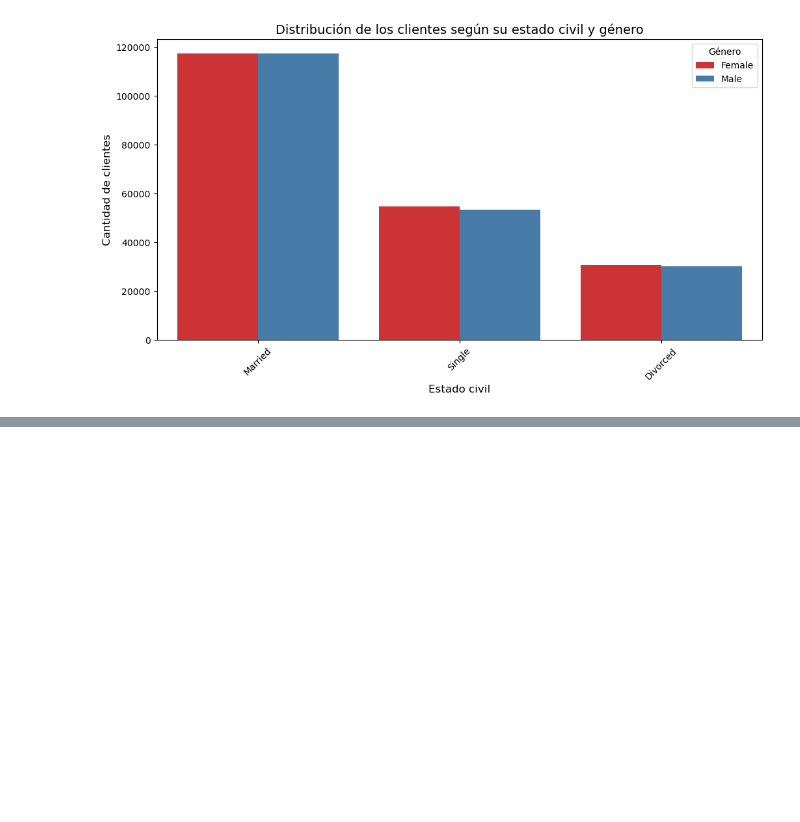
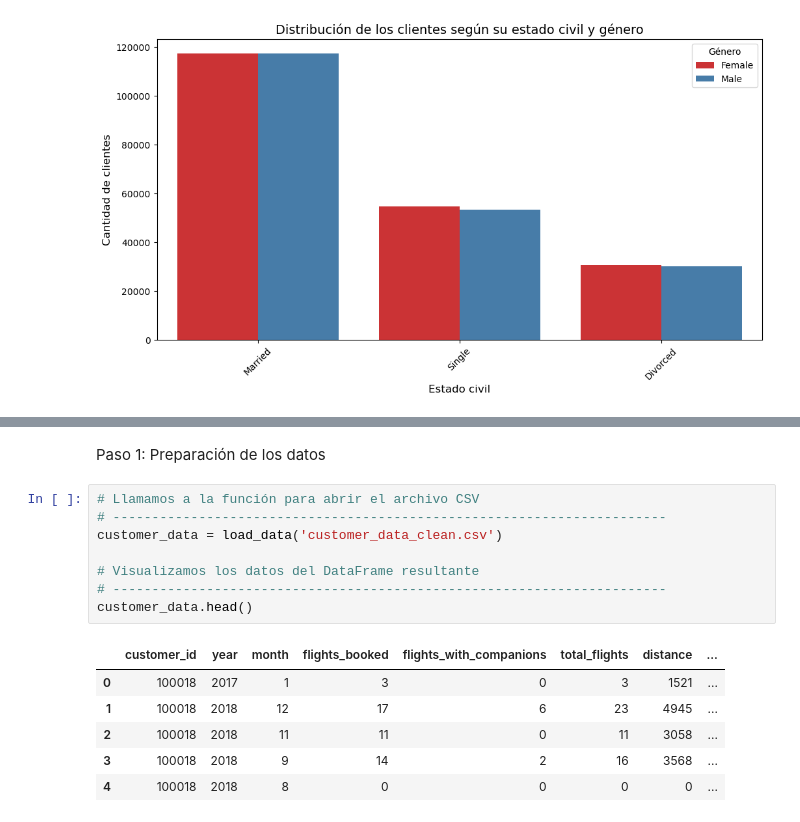
Before and after one commit to Adalab/bda-modulo-3-evaluacion-final-Juliams93, a Jupyter notebook: Ejercicio Técnico/Ejercicio_tecnico.ipynb, the cells around one changed output, grey strips where cells are left out. Drawn from its saved outputs; the diff is of its cells as text; blank space fills up the shorter version.

```diff
--- a/Ejercicio Técnico/Ejercicio_tecnico.ipynb
+++ b/Ejercicio Técnico/Ejercicio_tecnico.ipynb
@@ -666,0 +701,17 @@ plt.show()
+# %% [markdown]
+Paso 1: Preparación de los datos
+# %%
+# Llamamos a la función para abrir el archivo CSV
+# -----------------------------------------------------------------------
+customer_data = load_data('customer_data_clean.csv')
+
+# Visualizamos los datos del DataFrame resultante
+# -----------------------------------------------------------------------
+customer_data.head()
+# %% [output]
+|  | customer_id | year | month | flights_booked | flights_with_companions | total_flights | distance | ... |
+| 0 | 100018 | 2017 | 1 | 3 | 0 | 3 | 1521 | ... |
+| 1 | 100018 | 2018 | 12 | 17 | 6 | 23 | 4945 | ... |
+| 2 | 100018 | 2018 | 11 | 11 | 0 | 11 | 3058 | ... |
+| 3 | 100018 | 2018 | 9 | 14 | 2 | 16 | 3568 | ... |
+| 4 | 100018 | 2018 | 8 | 0 | 0 | 0 | 0 | ... |
```
Also changed, not shown: parts of 16 cells of this notebook.
